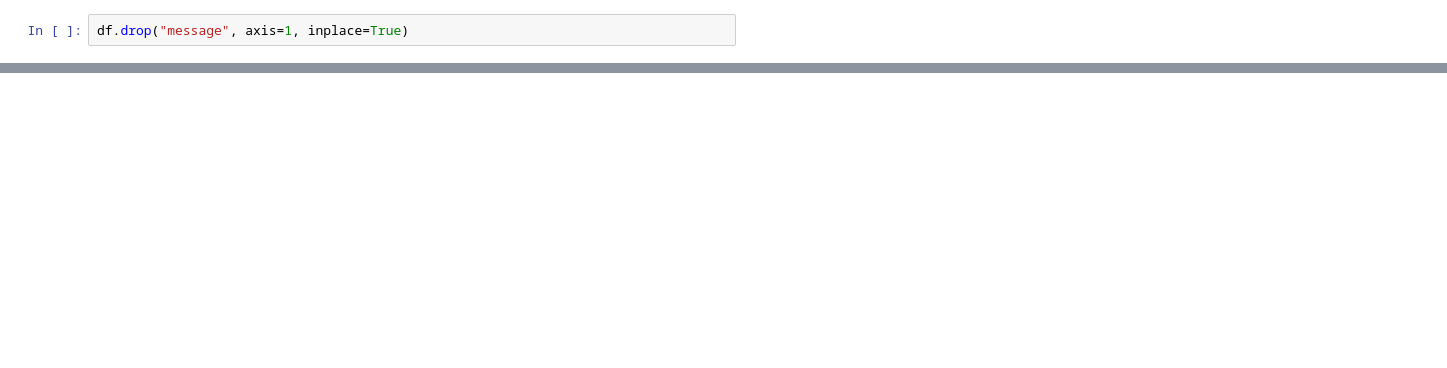
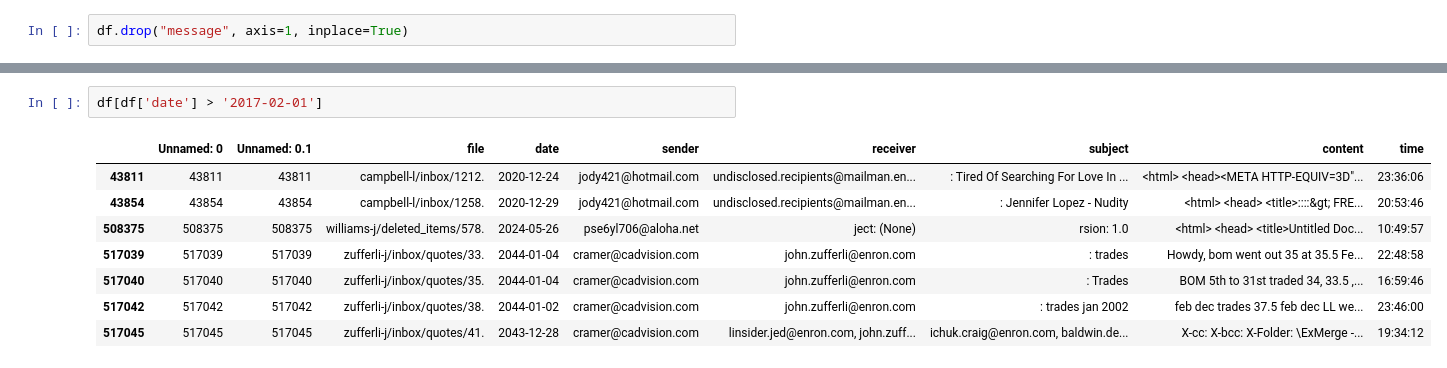
Before and after one commit to mohamedalani/Other, a Jupyter notebook: Challenge DigitalGenius/Untitled.ipynb, the cells around one changed output, grey strips where cells are left out. Cells and saved outputs as stored; diff of their text form; blank space fills up the shorter version.

```diff
--- a/Challenge DigitalGenius/Untitled.ipynb
+++ b/Challenge DigitalGenius/Untitled.ipynb
@@ -61,0 +79,11 @@ df.head()
+# %%
+df[df['date'] > '2017-02-01']
+# %% [output]
+|  | Unnamed: 0 | Unnamed: 0.1 | file | date | sender | receiver | subject | content | time |
+| 43811 | 43811 | 43811 | campbell-l/inbox/1212. | 2020-12-24 | jody421@hotmail.com | undisclosed.recipients@mailman.en... | : Tired Of Searching For Love In ... | <html> <head><META HTTP-EQUIV=3D"... | 23:36:06 |
+| 43854 | 43854 | 43854 | campbell-l/inbox/1258. | 2020-12-29 | jody421@hotmail.com | undisclosed.recipients@mailman.en... | : Jennifer Lopez - Nudity | <html> <head> <title>::::&gt; FRE... | 20:53:46 |
+| 508375 | 508375 | 508375 | williams-j/deleted_items/578. | 2024-05-26 | pse6yl706@aloha.net | ject: (None) | rsion: 1.0 | <html> <head> <title>Untitled Doc... | 10:49:57 |
+| 517039 | 517039 | 517039 | zufferli-j/inbox/quotes/33. | 2044-01-04 | cramer@cadvision.com | john.zufferli@enron.com | : trades | Howdy, bom went out 35 at 35.5 Fe... | 22:48:58 |
+| 517040 | 517040 | 517040 | zufferli-j/inbox/quotes/35. | 2044-01-04 | cramer@cadvision.com | john.zufferli@enron.com | : Trades | BOM 5th to 31st traded 34, 33.5 ,... | 16:59:46 |
+| 517042 | 517042 | 517042 | zufferli-j/inbox/quotes/38. | 2044-01-02 | cramer@cadvision.com | john.zufferli@enron.com | : trades jan 2002 | feb dec trades 37.5 feb dec LL we... | 23:46:00 |
+| 517045 | 517045 | 517045 | zufferli-j/inbox/quotes/41. | 2043-12-28 | cramer@cadvision.com | linsider.jed@enron.com, john.zuff... | ichuk.craig@enron.com, baldwin.de... | X-cc: X-bcc: X-Folder: \ExMerge -... | 19:34:12 |
```
Also changed, not shown: parts of 16 cells of this notebook, 4 other files.
